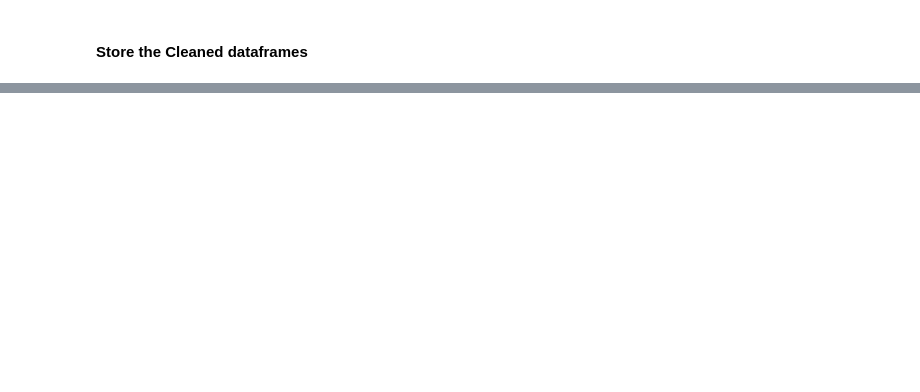
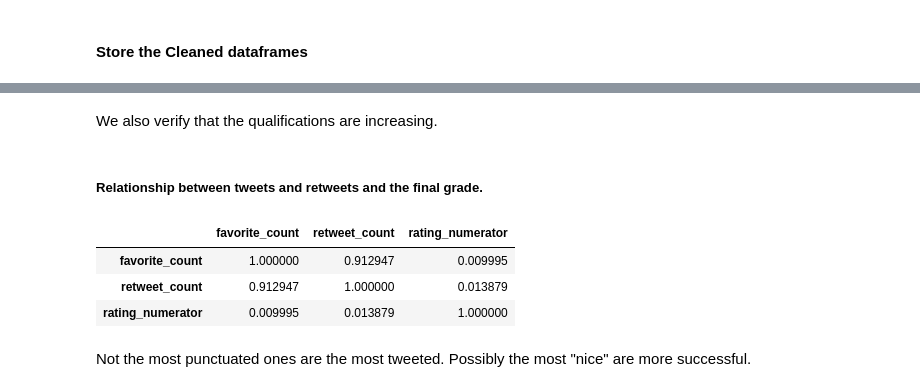
Before and after one commit to apozuelog/Wrangle-and-Analyze-Data, a Jupyter notebook: wrangle_act.ipynb, the cells around one changed output, grey strips where cells are left out. Saved outputs shown, nothing was run; the diff lists cells and outputs as text; code cells hidden in the pictures; blank space fills up the shorter version.

```diff
--- a/wrangle_act.ipynb
+++ b/wrangle_act.ipynb
@@ -538,0 +535,13 @@ Create a ** written report with a minimum of 250 words ** called act_report.pdf
+# %% [markdown]
+We also verify that the qualifications are increasing.
+# %% [markdown]
+##### Relationship between tweets and retweets and the final grade.
+# %%
+df[['favorite_count', 'retweet_count', 'rating_numerator']].corr()
+# %% [output]
+|  | favorite_count | retweet_count | rating_numerator |
+| favorite_count | 1.000000 | 0.912947 | 0.009995 |
+| retweet_count | 0.912947 | 1.000000 | 0.013879 |
+| rating_numerator | 0.009995 | 0.013879 | 1.000000 |
+# %% [markdown]
+Not the most punctuated ones are the most tweeted. Possibly the most "nice" are more successful.
```
Also changed, not shown: parts of 21 cells of this notebook.
